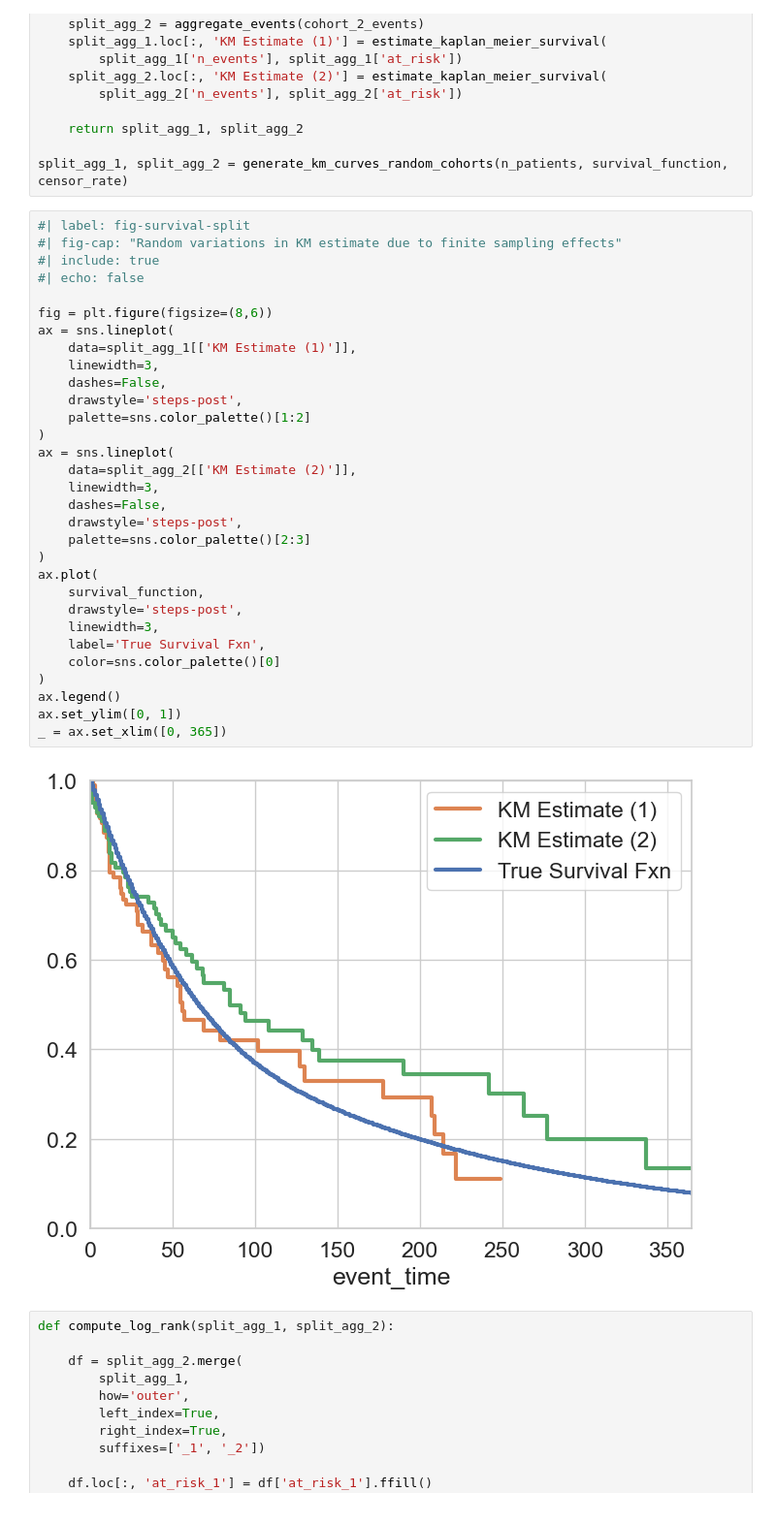
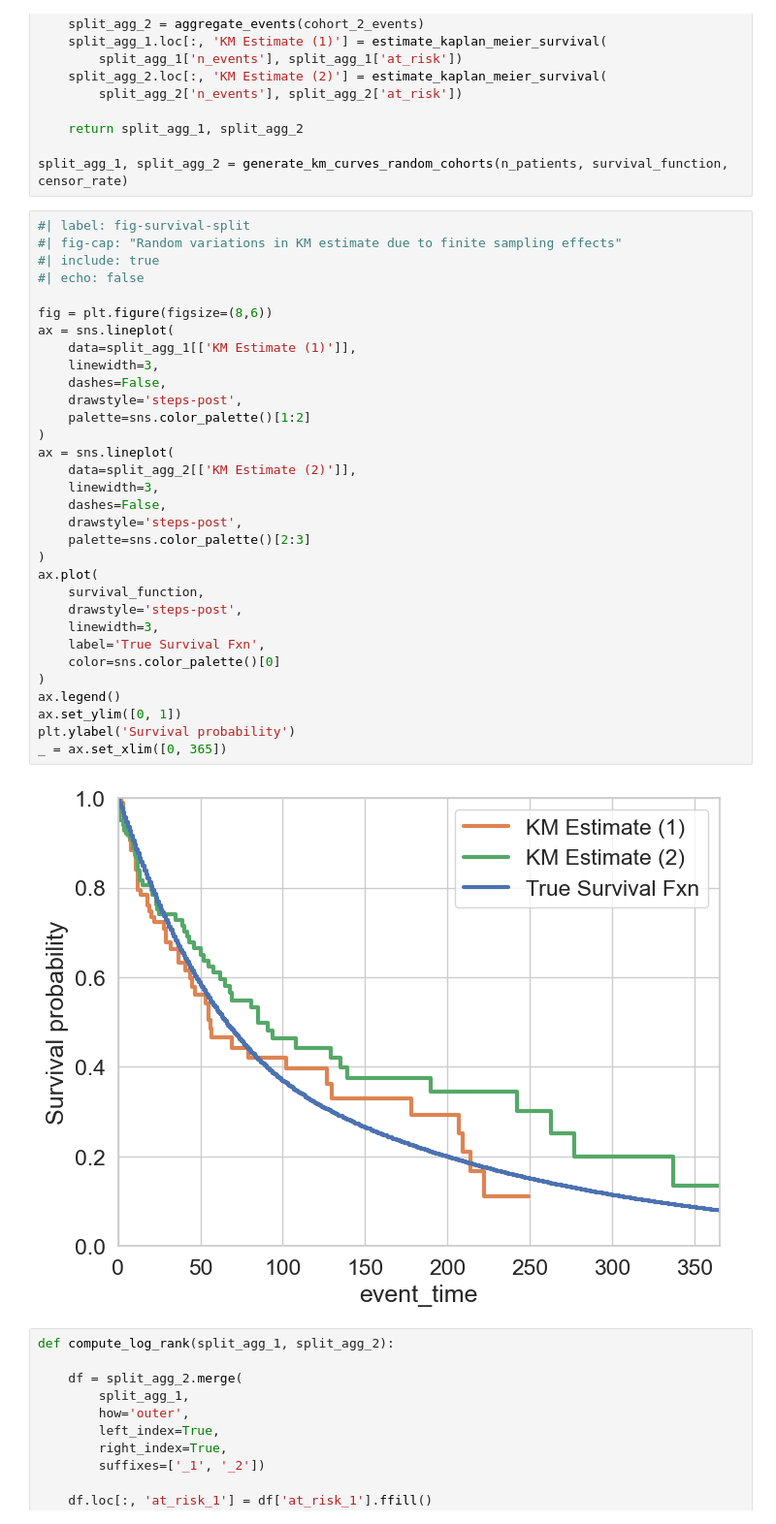
Before and after one commit to sprivite/blog, a Jupyter notebook: blog/kaplan_meier_log_rank.ipynb, the cells around one changed output. Shown at 97% size. Cells and saved outputs as stored; diff of their text form.

```diff
--- a/blog/kaplan_meier_log_rank.ipynb
+++ b/blog/kaplan_meier_log_rank.ipynb
@@ -269,34 +270,35 @@ split_agg_1, split_agg_2 = generate_km_curves_random_cohorts(n_patients, surviva
 #| fig-cap: "Random variations in KM estimate due to finite sampling effects"
 #| include: true
 #| echo: false
 
 fig = plt.figure(figsize=(8,6))
 ax = sns.lineplot(
     data=split_agg_1[['KM Estimate (1)']],
     linewidth=3,
     dashes=False,
     drawstyle='steps-post',
     palette=sns.color_palette()[1:2]
 )
 ax = sns.lineplot(
     data=split_agg_2[['KM Estimate (2)']],
     linewidth=3,
     dashes=False,
     drawstyle='steps-post',
     palette=sns.color_palette()[2:3]
 )
 ax.plot(
     survival_function,
     drawstyle='steps-post',
     linewidth=3,
     label='True Survival Fxn',
     color=sns.color_palette()[0]
 )
 ax.legend()
 ax.set_ylim([0, 1])
+plt.ylabel('Survival probability')
 _ = ax.set_xlim([0, 365])
 # %% [output]
-[figure, old version]
+[figure, new version]
 # %%
 def compute_log_rank(split_agg_1, split_agg_2):
 
```
Also changed, not shown: parts of 3 cells of this notebook, 8 other files.
